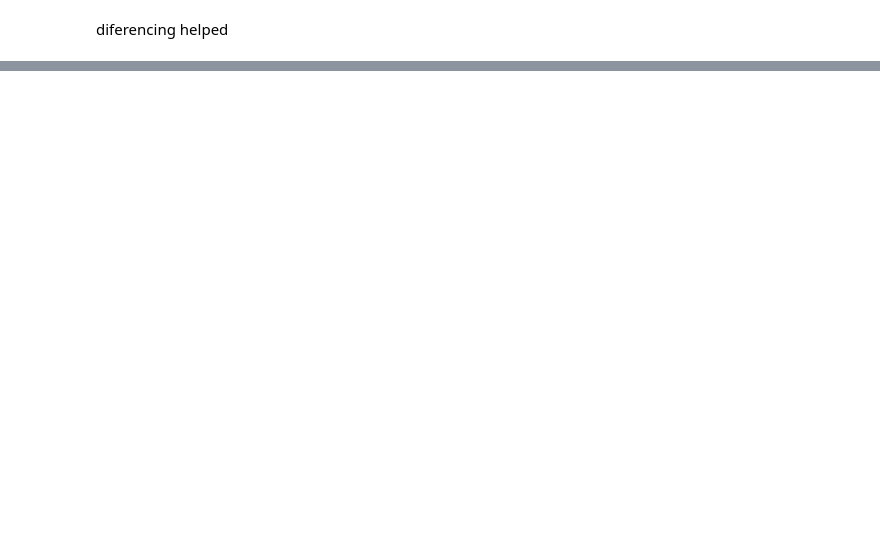
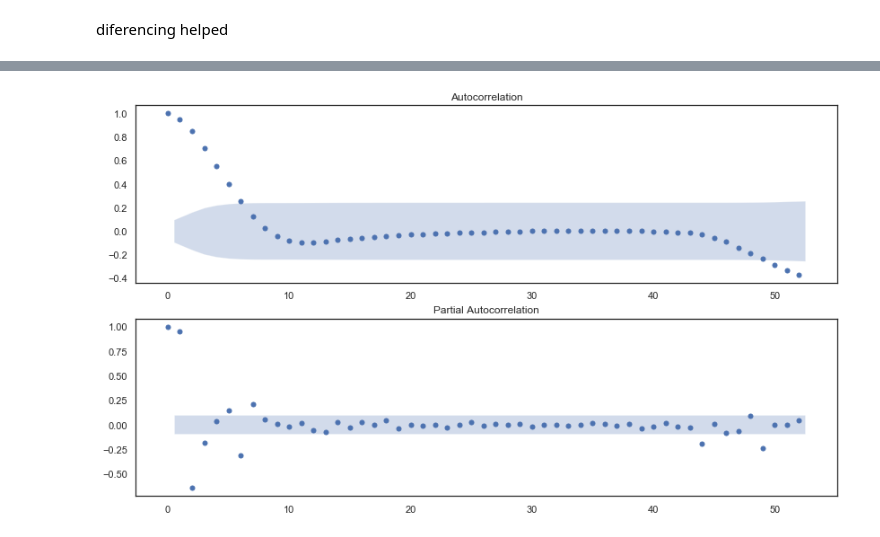
Before and after one commit to clayton-summitt/Influenza, a Jupyter notebook: CDC_Influenza_surveillance_by_state.ipynb, the cells around one changed output, grey strips where cells are left out. Cells and saved outputs as stored; diff of their text form; code cells hidden in the pictures; blank space fills up the shorter version.

Commit message:
udpate and cleaning up comments on data analysis code

```diff
--- a/CDC_Influenza_surveillance_by_state.ipynb
+++ b/CDC_Influenza_surveillance_by_state.ipynb
@@ -222,0 +244,12 @@ total_infections
+# %%
+from statsmodels.graphics.tsaplots import plot_acf, plot_pacf
+
+def plot_acf_pacf(your_data, lags):
+    fig = plt.figure(figsize=(14,8))
+    ax1 = fig.add_subplot(211)
+    fig = plot_acf(your_data, lags=lags, ax=ax1, use_vlines = False)
+    ax2 = fig.add_subplot(212)
+    fig = plot_pacf(your_data, lags=lags, ax=ax2, method='ywm', use_vlines =False)
+    plt.show()
+
+plot_acf_pacf(train_dataset,52)
@@ -222,0 +258,6 @@ total_infections
+# %%
+train_differenced_dataset = train_dataset.diff(periods =52).dropna()
+
+plot_acf_pacf(train_differenced_dataset,52)
+# %% [output]
+[figure, added]
```
Also changed, not shown: parts of 44 cells of this notebook.
